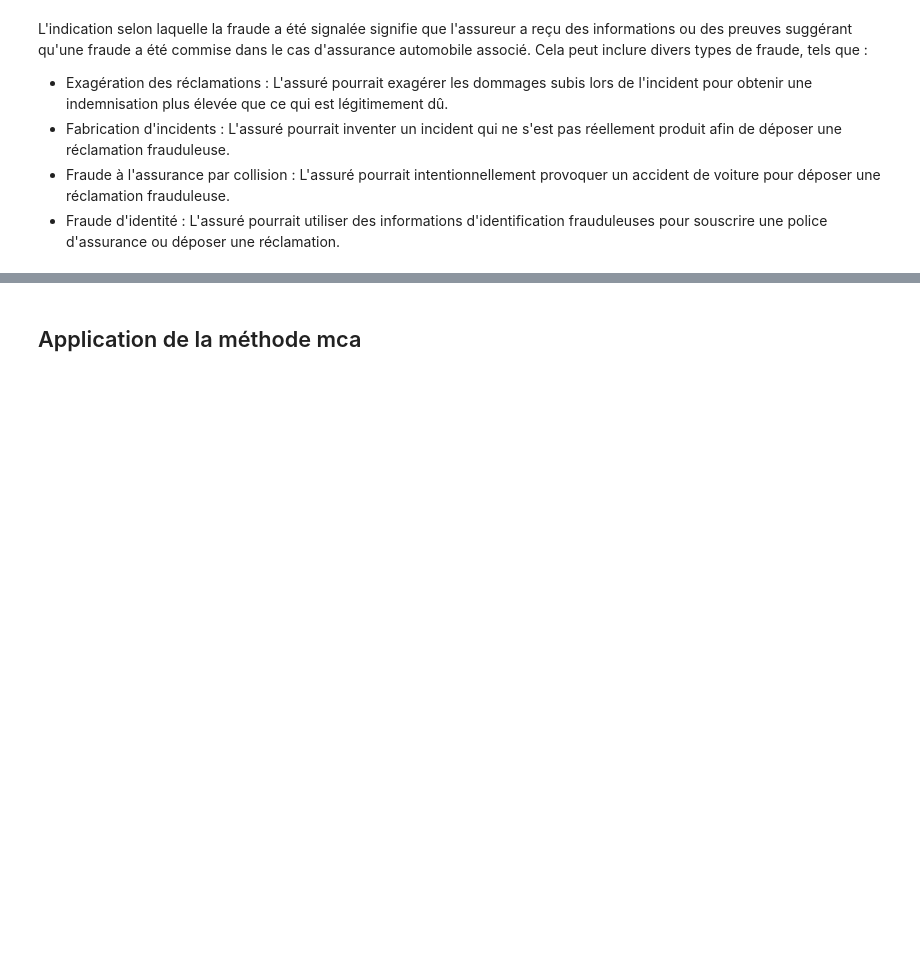
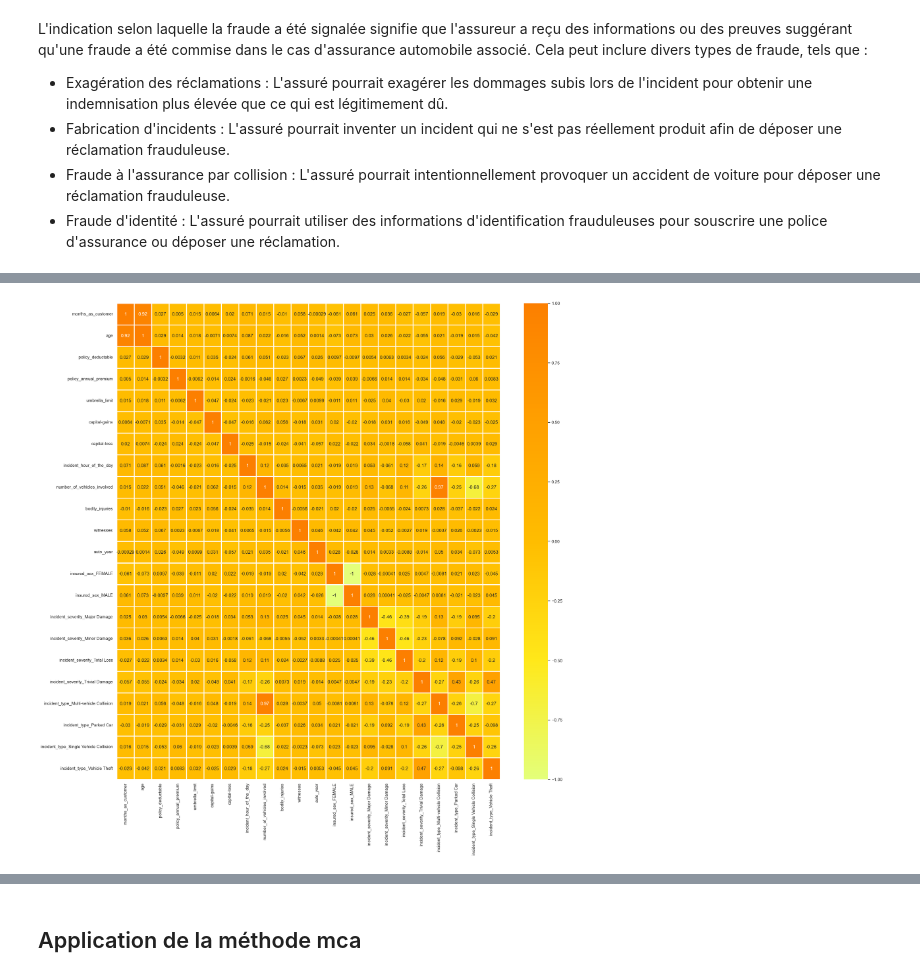
Before and after one commit to MohamedChaf/Analyse-de-donnees, a Jupyter notebook: inssurance.ipynb, the cells around one changed output, grey strips where cells are left out. Drawn from its saved outputs; the diff is of its cells as text; code cells hidden in the pictures; blank space fills up the shorter version.

```diff
--- a/inssurance.ipynb
+++ b/inssurance.ipynb
@@ -225,0 +138,8 @@ Problématique :
+# %%
+# correlation plot
+corr = X.corr()
+sns.set (rc = {'figure.figsize':(22, 22)})
+sns.heatmap(corr, cmap = 'Wistia', annot= True,linewidths=.9)
+plt.show()
+# %% [output]
+[figure, added]
```
Also changed, not shown: parts of 83 cells of this notebook.
